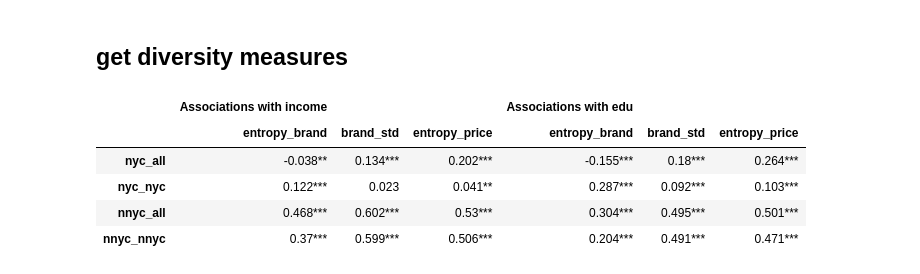
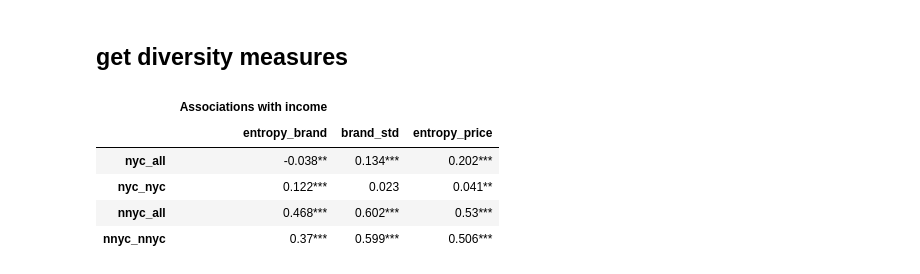
Before and after one commit to yuanmohe/SafeGraph_comsumption_diversity, a Jupyter notebook: 05_diversity.ipynb, the cells around one changed output. Cells and saved outputs as stored; diff of their text form; code cells hidden in the pictures.

```diff
--- a/05_diversity.ipynb
+++ b/05_diversity.ipynb
@@ -11,11 +10,11 @@ import diversity_tools as dt
 # %%
 selected_cbg_brand = pd.read_csv('selected_cbg_brand.csv', index_col = 'cbg')
-selected_cbg_income = pd.read_csv('selected_cbg_income.csv', index_col = 'cbg')
-cbg_edu = pd.read_csv('cbg_edu.csv', index_col = 'cbg')
+selected_cbg_stats = pd.read_csv('selected_cbg_stats.csv', index_col = 'cbg')
 selected_brands = pd.read_csv('selected_brands.csv')
 brand_cat = pd.read_csv('brand_cat.csv')
 brand_median = pd.read_csv('brand_median.csv')
 yelp_labelled = pd.read_csv('yelp_labelled.csv')
+selected_cbg_income = selected_cbg_stats[['income']]
 # %%
 cbg_diversity = dt.get_diversity(selected_cbg_brand)
 # cbg_diversity.to_csv('cbg_diversity.csv')
@@ -356,10 +308,10 @@ nyc_div_report = nyc_div_income.merge(nyc_div_edu, left_index = True, right_inde
 # %%
-nyc_div_report
+nyc_div_income
 # %% [output]
-|  | Associations with income |  |  | Associations with edu |  |  |
-|  | entropy_brand | brand_std | entropy_price | entropy_brand | brand_std | entropy_price |
-| nyc_all | -0.038** | 0.134*** | 0.202*** | -0.155*** | 0.18*** | 0.264*** |
-| nyc_nyc | 0.122*** | 0.023 | 0.041** | 0.287*** | 0.092*** | 0.103*** |
-| nnyc_all | 0.468*** | 0.602*** | 0.53*** | 0.304*** | 0.495*** | 0.501*** |
-| nnyc_nnyc | 0.37*** | 0.599*** | 0.506*** | 0.204*** | 0.491*** | 0.471*** |
+|  | Associations with income |  |  |
+|  | entropy_brand | brand_std | entropy_price |
+| nyc_all | -0.038** | 0.134*** | 0.202*** |
+| nyc_nyc | 0.122*** | 0.023 | 0.041** |
+| nnyc_all | 0.468*** | 0.602*** | 0.53*** |
+| nnyc_nnyc | 0.37*** | 0.599*** | 0.506*** |
 # %%
```
Also changed, not shown: parts of 16 cells of this notebook, 2 other files.
